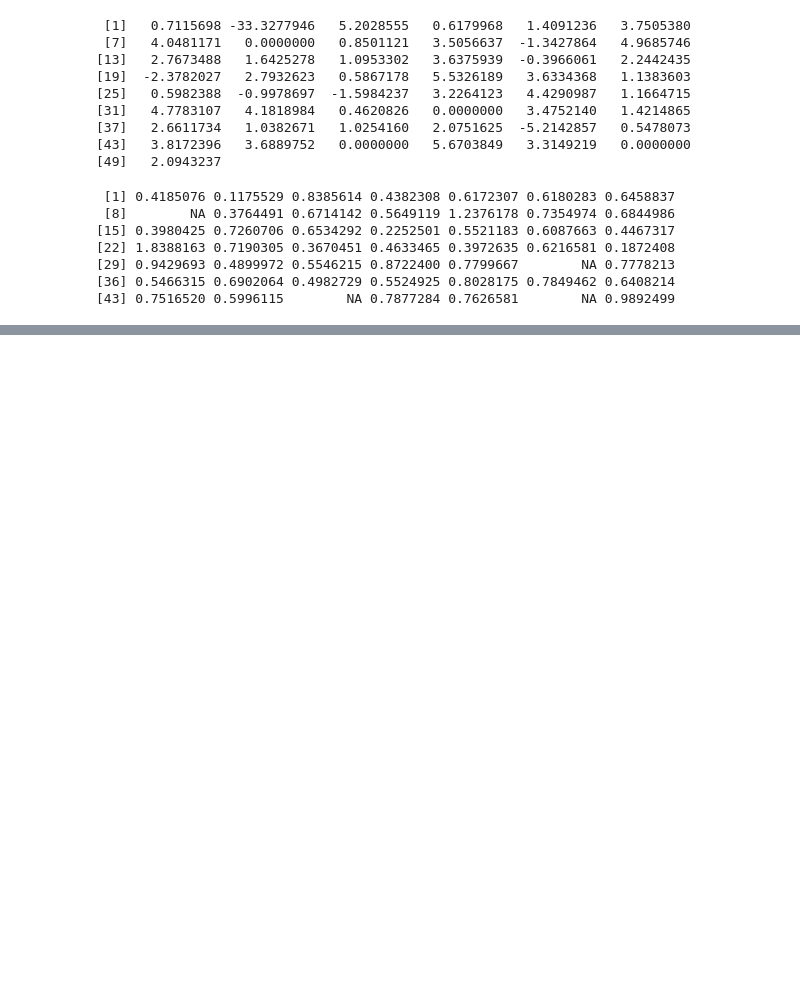
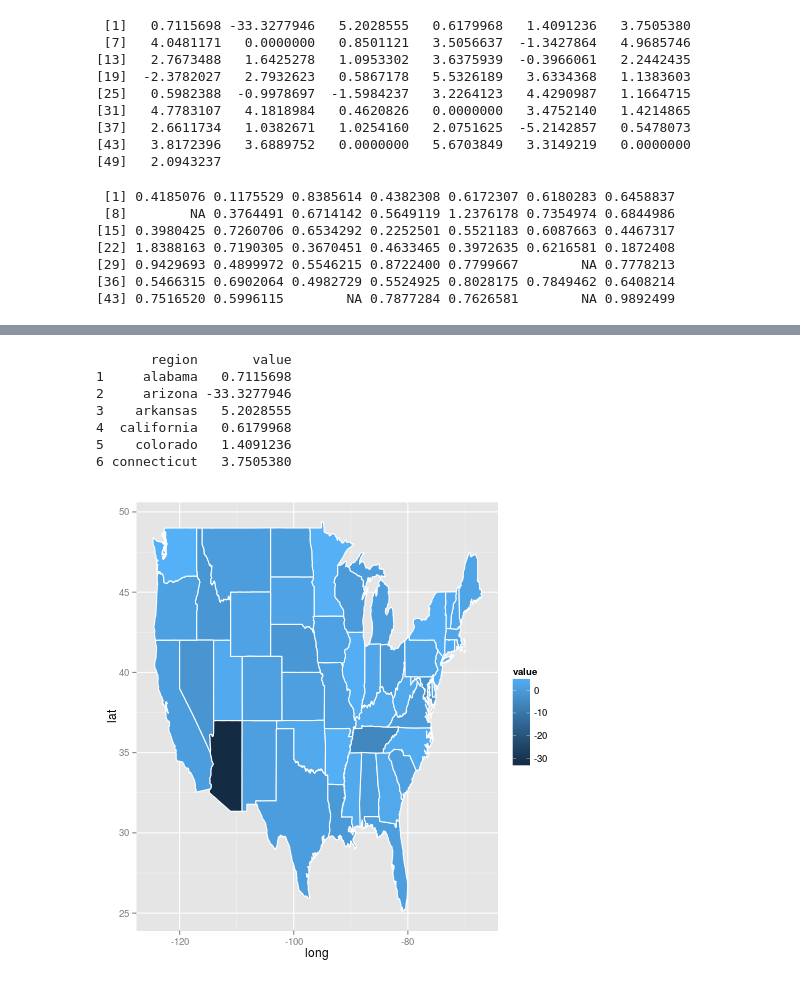
Before and after one commit to cynthiawu/data-analysis-template, a Jupyter notebook: notebooks/NB3_data_analysis.ipynb, the cells around one changed output, grey strips where cells are left out. Drawn from its saved outputs; the diff is of its cells as text; code cells hidden in the pictures; blank space fills up the shorter version.

```diff
--- a/notebooks/NB3_data_analysis.ipynb
+++ b/notebooks/NB3_data_analysis.ipynb
@@ -347,0 +366,26 @@ require(data.table)
+# %%
+%%R
+
+us.state.map <- map_data('state')
+head(us.state.map)
+
+states <- levels(as.factor(us.state.map$region))
+
+mapdata = data.frame(states, coeff)
+
+df <- data.frame(region = states, value = mapdata[,2], stringsAsFactors = FALSE)
+print(head(df))
+
+map.data <- merge(us.state.map, df, by="region", all = T)
+map.data <- map.data[order(map.data$order),]
+
+print(ggplot(map.data, aes(x=long, y =lat, group=group, fill = value)) + geom_polygon(colour = "white"))
+# %% [output]
+       region       value
+1     alabama   0.7115698
+2     arizona -33.3277946
+3    arkansas   5.2028555
+4  california   0.6179968
+5    colorado   1.4091236
+6 connecticut   3.7505380
+[figure, added]
```
Also changed, not shown: parts of 2 cells of this notebook.
